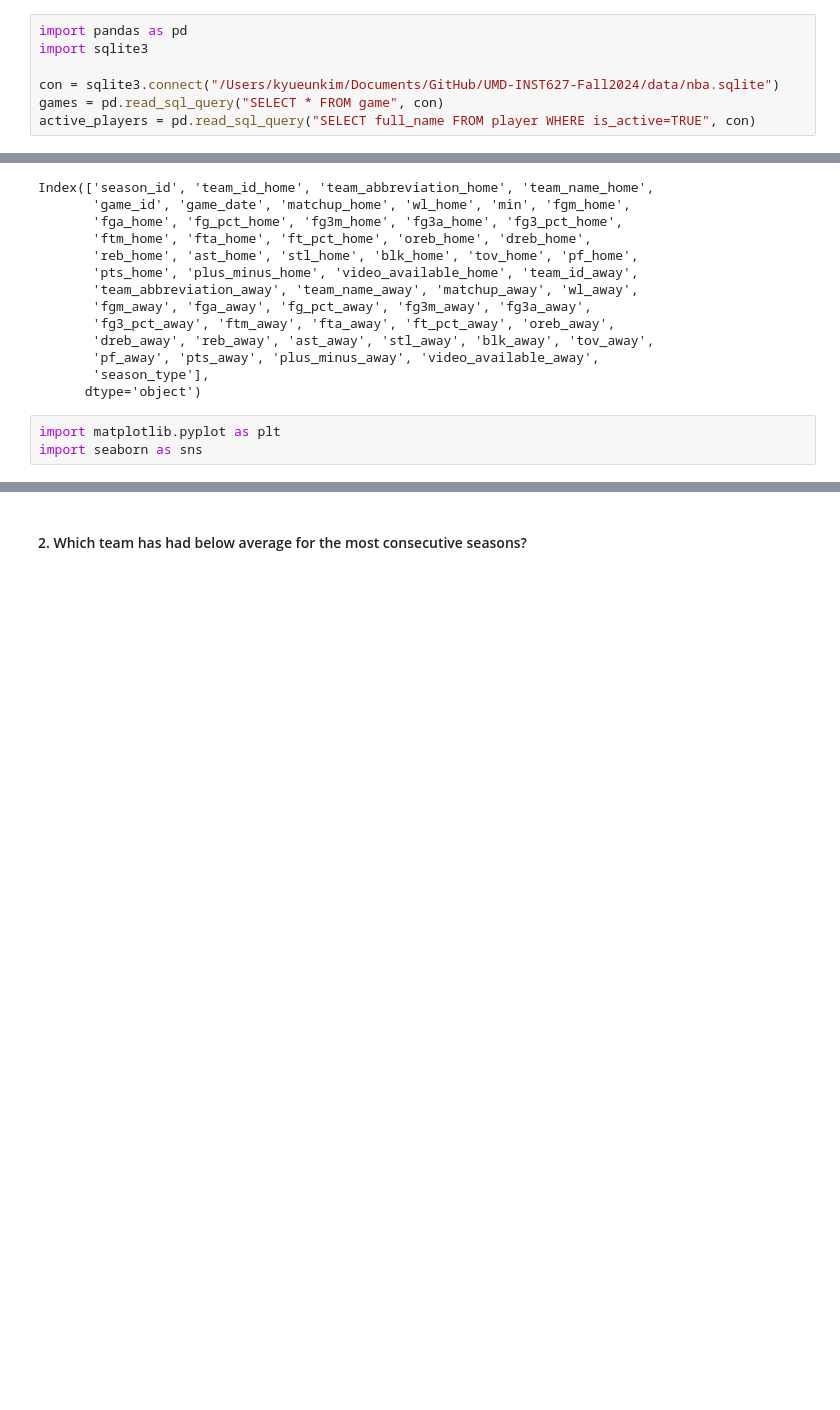
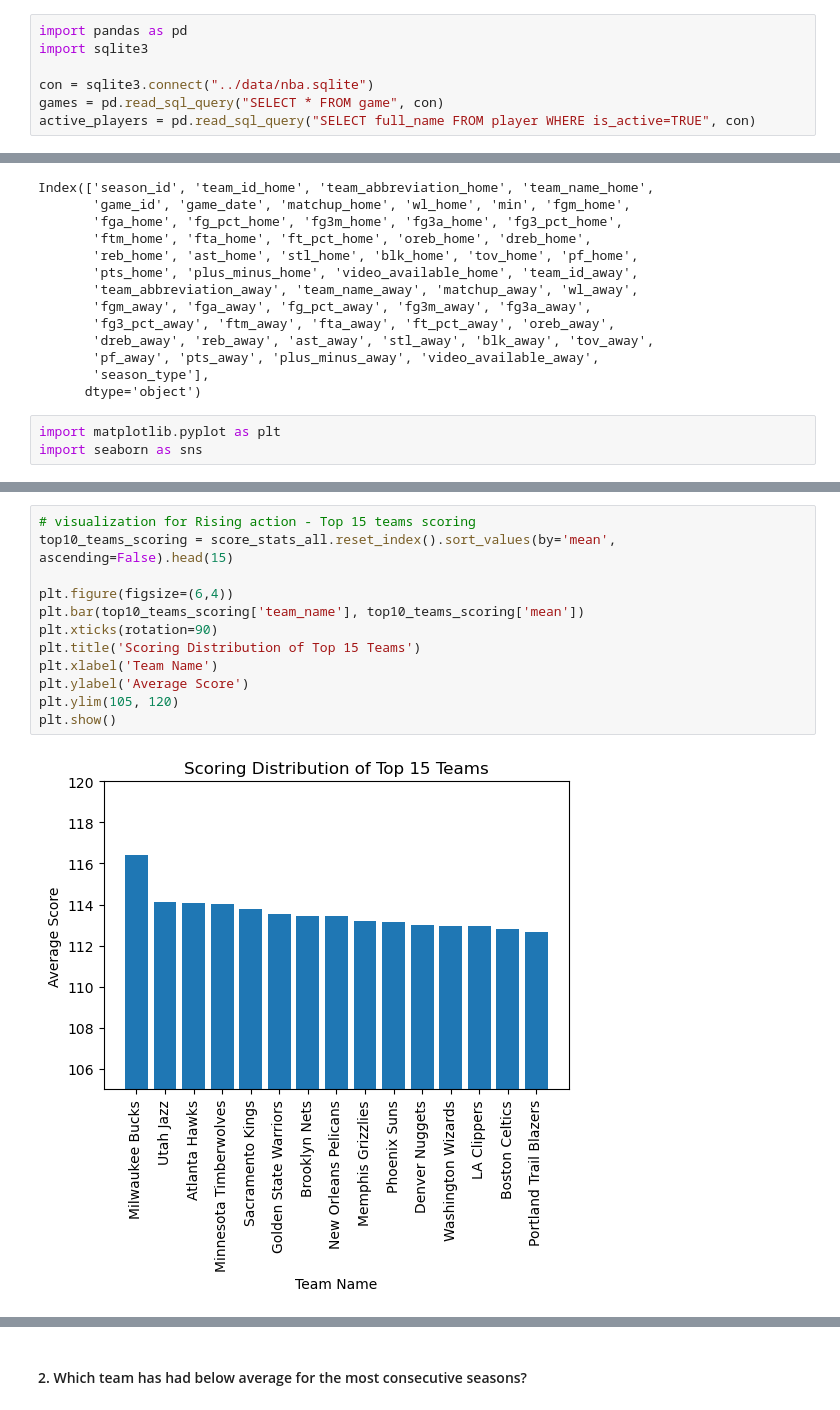
Before and after one commit to thezachdrake/UMD-INST627-Fall2024, a Jupyter notebook: notebooks/kim_revised.ipynb, the cells around one changed output, grey strips where cells are left out. Drawn from its saved outputs; the diff is of its cells as text; blank space fills up the shorter version.

```diff
--- a/notebooks/kim_revised.ipynb
+++ b/notebooks/kim_revised.ipynb
@@ -219,7 +220,7 @@ Which team would be the best to invest in for the upcoming season?
 import pandas as pd
 import sqlite3
 
-con = sqlite3.connect("/Users/kyueunkim/Documents/GitHub/UMD-INST627-Fall2024/data/nba.sqlite")
+con = sqlite3.connect("../data/nba.sqlite")
 games = pd.read_sql_query("SELECT * FROM game", con)
 active_players = pd.read_sql_query("SELECT full_name FROM player WHERE is_active=TRUE", con)
 # %%
@@ -316,0 +299,14 @@ Rising Action
+# %%
+# visualization for Rising action - Top 15 teams scoring
+top10_teams_scoring = score_stats_all.reset_index().sort_values(by='mean', ascending=False).head(15)
+
+plt.figure(figsize=(6,4))
+plt.bar(top10_teams_scoring['team_name'], top10_teams_scoring['mean'])
+plt.xticks(rotation=90)
+plt.title('Scoring Distribution of Top 15 Teams')
+plt.xlabel('Team Name')
+plt.ylabel('Average Score')
+plt.ylim(105, 120)
+plt.show()
+# %% [output]
+[figure, added]
```
Also changed, not shown: parts of 56 cells of this notebook, 2 other files.
